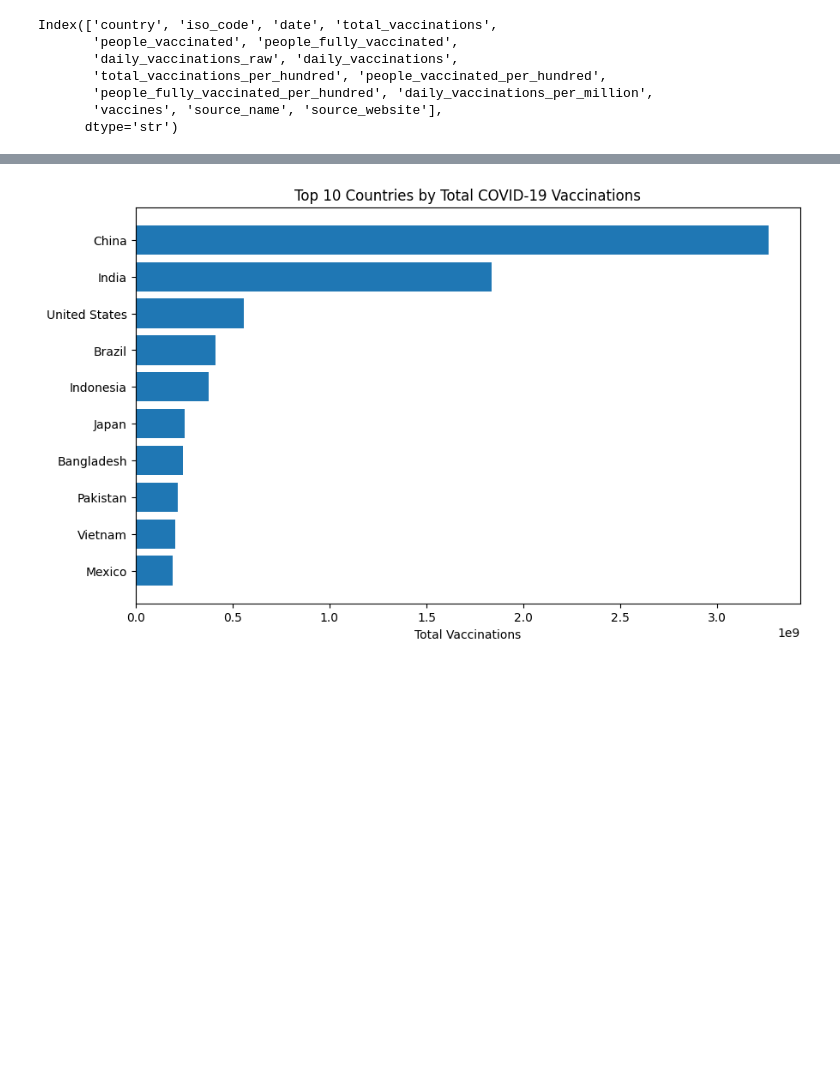
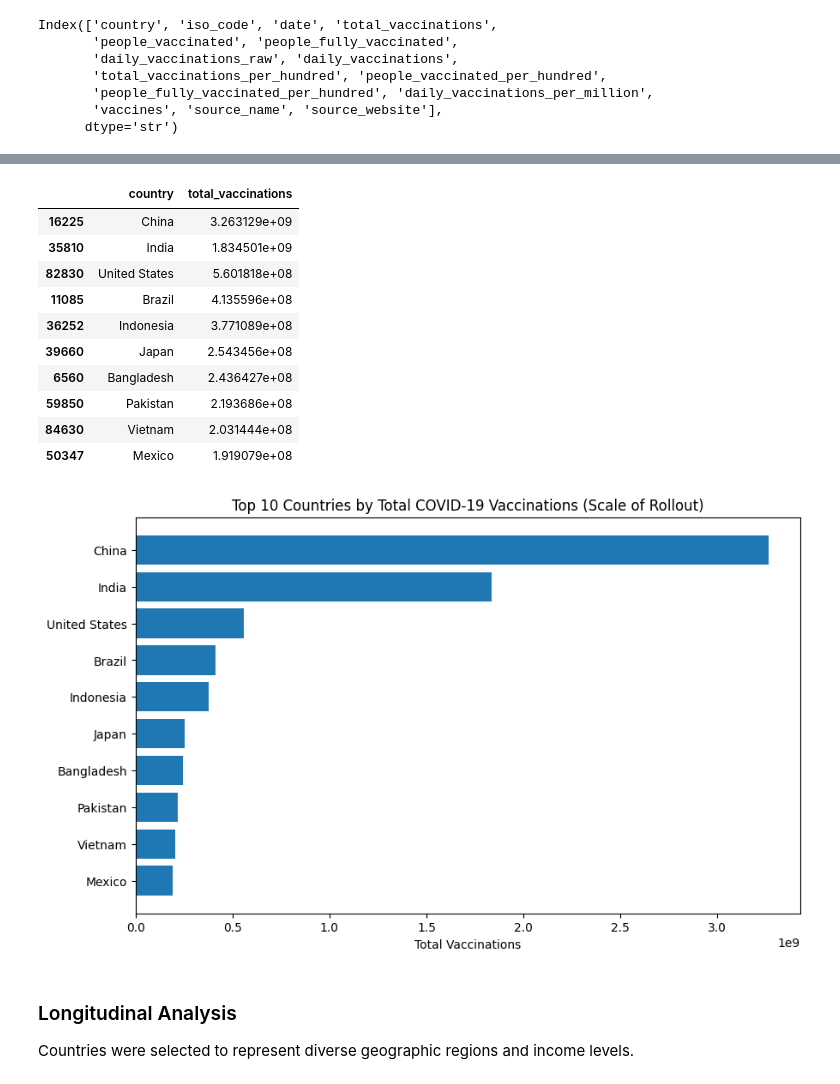
Before and after one commit to filimapatrick/COVID-19-Vaccination-and-Case-Trends-Analysis, a Jupyter notebook: COVID_19_vaccination.ipynb, the cells around one changed output, grey strips where cells are left out. Saved outputs shown, nothing was run; the diff lists cells and outputs as text; code cells hidden in the pictures; blank space fills up the shorter version.

```diff
--- a/COVID_19_vaccination.ipynb
+++ b/COVID_19_vaccination.ipynb
@@ -47,6 +61,3 @@ df.head()
 | 2 | Afghanistan | AFG | 2021-02-24 | NaN | NaN | NaN | ... |
 | 3 | Afghanistan | AFG | 2021-02-25 | NaN | NaN | NaN | ... |
 | 4 | Afghanistan | AFG | 2021-02-26 | NaN | NaN | NaN | ... |
-# %%
-df = pd.read_csv(path + "/country_vaccinations.csv")
-df.head()
@@ -136,0 +103,14 @@ dtype: int64
+# %%
+# Select variables of interest for analysis
+cols = [
+    "country",
+    "date",
+    "total_vaccinations",
+    "people_vaccinated",
+    "people_fully_vaccinated",
+    "daily_vaccinations",
+    "total_vaccinations_per_hundred",
+    "people_vaccinated_per_hundred"
+]
+
+df = df[cols]
@@ -160,0 +220,17 @@ top10[["country", "total_vaccinations"]]
+# %%
+# Step 4: Verify dramatic improvement in data quality
+print("Missing data after proper cleaning:")
+missing_clean = (df_clean.isna().sum() / len(df_clean) * 100).round(1)
+for col in df_clean.columns:
+    if missing_clean[col] > 0:
+        print(f"  {col}: {missing_clean[col]}%")
+
+print(f"\n🎯 IMPROVEMENT SUMMARY:")
+print(f"Original missing data: ~50-55%")
+print(f"After cleaning: {missing_clean['people_vaccinated_per_hundred']:.1f}%")
+print(f"Improvement: {(50 - missing_clean['people_vaccinated_per_hundred']):.1f} percentage points")
+
+# Update the main dataset for analysis
+df = df_clean.copy()
+print(f"\n✅ Analysis dataset: {df.shape[0]:,} rows, {df['country'].nunique()} countries")
+print("NaN values dramatically reduced!")
@@ -161,11 +288,32 @@ top10[["country", "total_vaccinations"]]
 # %%
-import matplotlib.pyplot as plt
+latest = df.sort_values("date").groupby("country").tail(1)
+top10 = latest.sort_values("total_vaccinations", ascending=False).head(10)
 
-plt.figure(figsize=(10,6))
-plt.barh(top10["country"], top10["total_vaccinations"])
-plt.xlabel("Total Vaccinations")
-plt.title("Top 10 Countries by Total COVID-19 Vaccinations")
-plt.gca().invert_yaxis()
-plt.show()
+# Display results
+top10[["country", "total_vaccinations"]]
 # %% [output]
-[figure, removed]
+|  | country | total_vaccinations |
+| 16225 | China | 3.263129e+09 |
+| 35810 | India | 1.834501e+09 |
+| 82830 | United States | 5.601818e+08 |
+| 11085 | Brazil | 4.135596e+08 |
+| 36252 | Indonesia | 3.771089e+08 |
+| 39660 | Japan | 2.543456e+08 |
+| 6560 | Bangladesh | 2.436427e+08 |
+| 59850 | Pakistan | 2.193686e+08 |
+| 84630 | Vietnam | 2.031444e+08 |
+| 50347 | Mexico | 1.919079e+08 |
+# %%
+import matplotlib.pyplot as plt
+
+plt.figure(figsize=(10,6))
+plt.barh(top10["country"], top10["total_vaccinations"])
+plt.xlabel("Total Vaccinations")
+plt.title("Top 10 Countries by Total COVID-19 Vaccinations (Scale of Rollout)")
+plt.gca().invert_yaxis()
+plt.show()
+# %% [output]
+[figure, added]
+# %% [markdown]
+### Longitudinal Analysis
+Countries were selected to represent diverse geographic regions and income levels.
```
Also changed, not shown: parts of 31 cells of this notebook.
